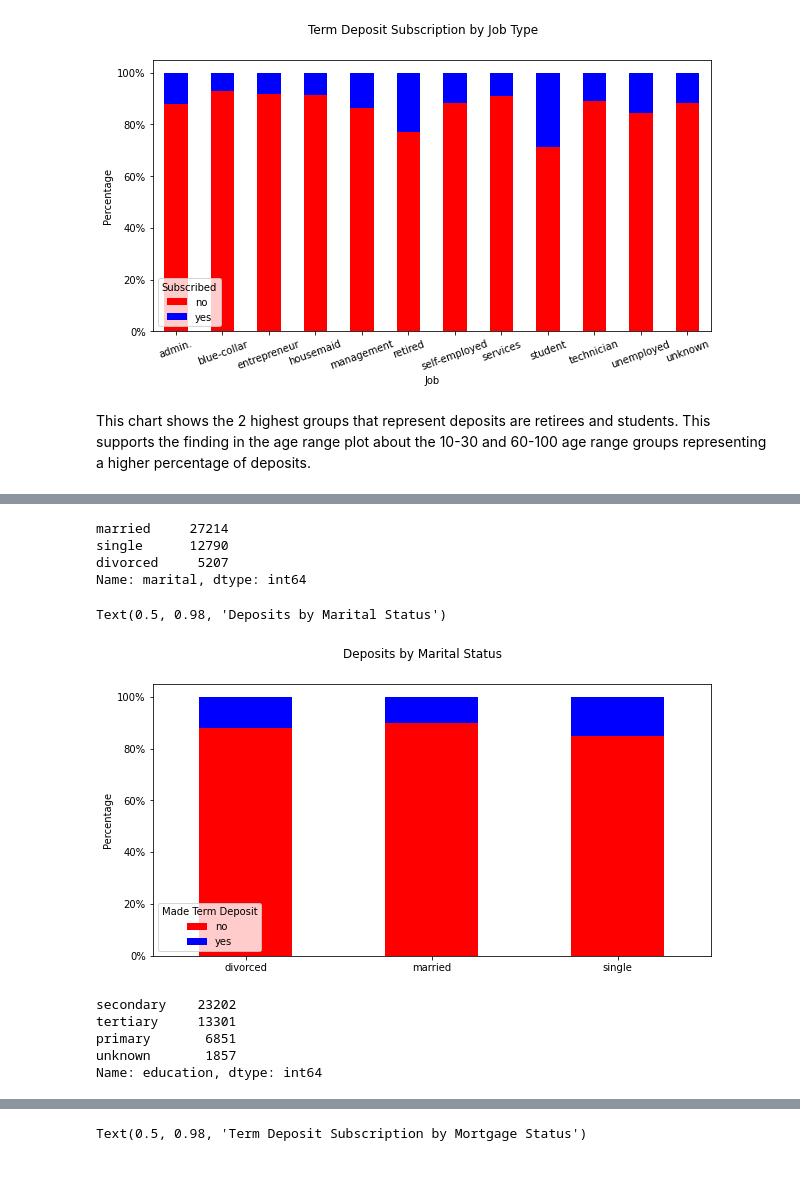
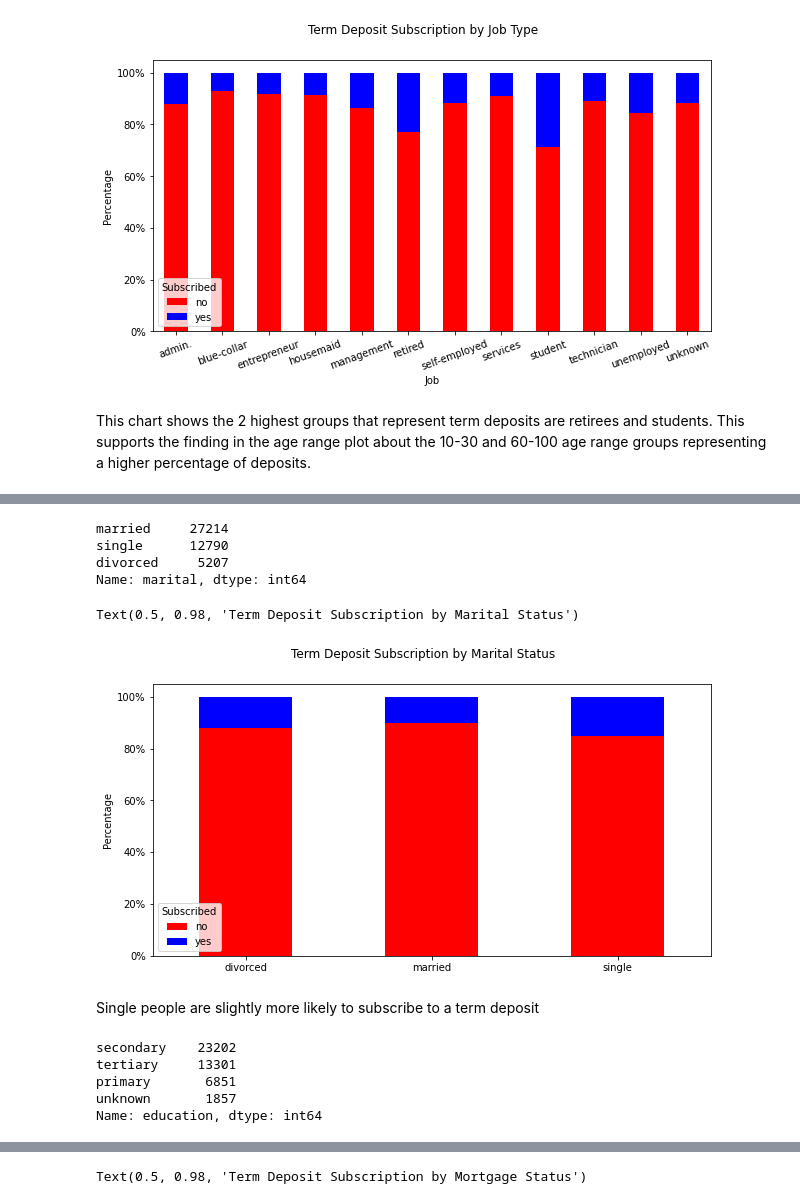
Before and after one commit to zcherna/Capstone-Predicting-Customer-Subscription-to-Financial-Products, a Jupyter notebook: Final_Notebook/Jupyter_Notebook.ipynb, the cells around one changed output, grey strips where cells are left out. Cells and saved outputs as stored; diff of their text form; code cells hidden in the pictures; blank space fills up the shorter version.

```diff
--- a/Final_Notebook/Jupyter_Notebook.ipynb
+++ b/Final_Notebook/Jupyter_Notebook.ipynb
@@ -407,7 +365,7 @@ fig.suptitle("Term Deposit Subscription by Job Type")
 Text(0.5, 0.98, 'Term Deposit Subscription by Job Type')
 [figure]
 # %% [markdown]
-This chart shows the 2 highest groups that represent deposits are retirees and students. This supports the finding in the age range plot about the 10-30 and 60-100 age range groups representing a higher percentage of deposits.
+This chart shows the 2 highest groups that represent term deposits are retirees and students. This supports the finding in the age range plot about the 10-30 and 60-100 age range groups representing a higher percentage of deposits.
 # %%
 df.info()
 # %% [output]
@@ -428,39 +386,44 @@ Data columns (total 18 columns):
  17  made_deposit_binary  45211 non-null  int64
 dtypes: int64(8), object(10)
 memory usage: 6.2+ MB
-# %%
-df.marital.value_counts()
-# %% [output]
-married     27214
-single      12790
-divorced     5207
-Name: marital, dtype: int64
+# %%
+# exploring the marital column
+df.marital.value_counts()
+# %% [output]
+married     27214
+single      12790
+divorced     5207
+Name: marital, dtype: int64
 # %%
+# visualizing percent of term deposits by marital status
 marital_counts_df = df.groupby(["made_deposit", "marital"])["marital"].count().unstack()
 
 
 deposit_percents_df = marital_counts_df.div(marital_counts_df.sum()).T
 fig, ax = plt.subplots()
 
 deposit_percents_df.plot(kind="bar", stacked=True, color=["red", "blue"], ax=ax, figsize=(10,5))
 
-ax.legend(title="Made Term Deposit", loc='lower left')
+ax.legend(title="Subscribed", loc='lower left')
 ax.set_xlabel("")
 ax.set_ylabel("Percentage")
 ax.set_xticklabels(ax.get_xticklabels(), rotation=0)
 ax.yaxis.set_major_formatter(plt.FuncFormatter(lambda y, _: '{:.0%}'.format(y)))
 
 
-fig.suptitle("Deposits by Marital Status")
+fig.suptitle("Term Deposit Subscription by Marital Status")
 # %% [output]
-Text(0.5, 0.98, 'Deposits by Marital Status')
+Text(0.5, 0.98, 'Term Deposit Subscription by Marital Status')
-[figure, old version]
+[figure, new version]
-# %%
-df.education.value_counts()
-# %% [output]
-secondary    23202
-tertiary     13301
-primary       6851
-unknown       1857
-Name: education, dtype: int64
+# %% [markdown]
+Single people are slightly more likely to subscribe to a term deposit
+# %%
+# exploring the education column
+df.education.value_counts()
+# %% [output]
+secondary    23202
+tertiary     13301
+primary       6851
+unknown       1857
+Name: education, dtype: int64
 # %%
```
Also changed, not shown: parts of 110 cells of this notebook.
